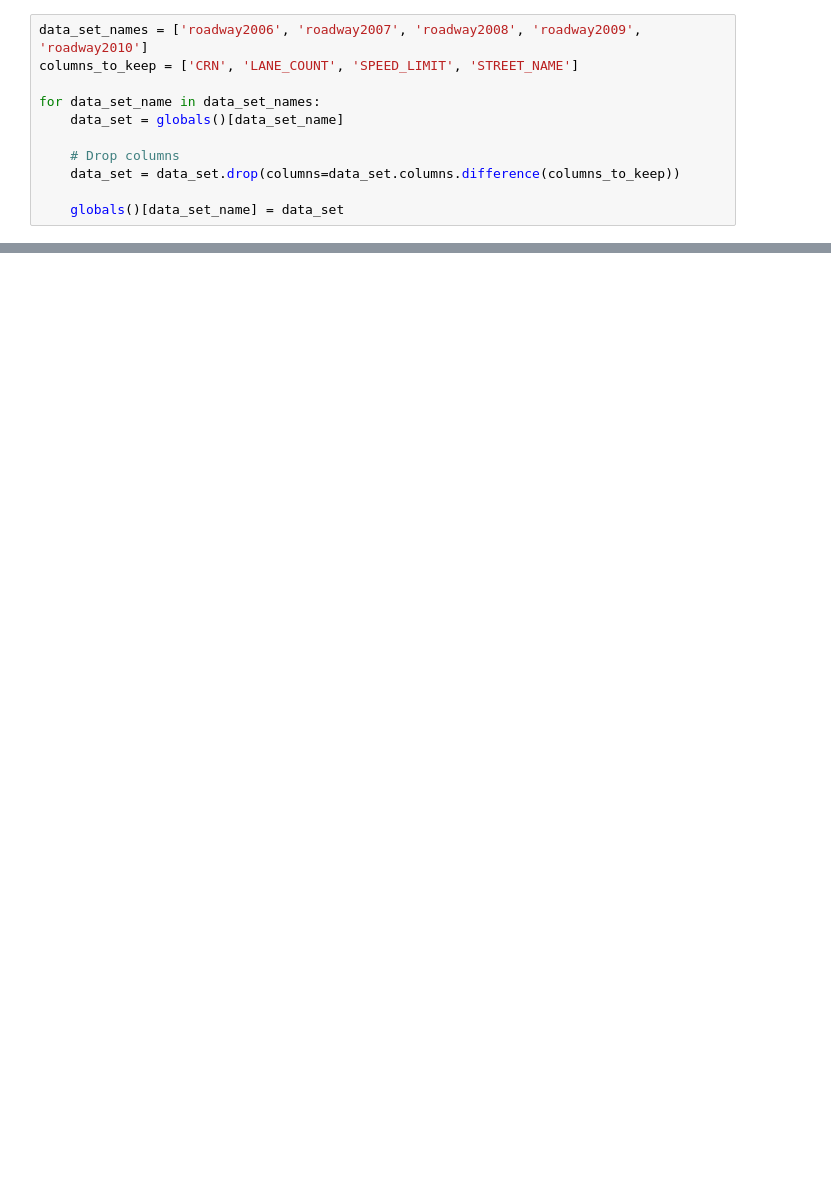
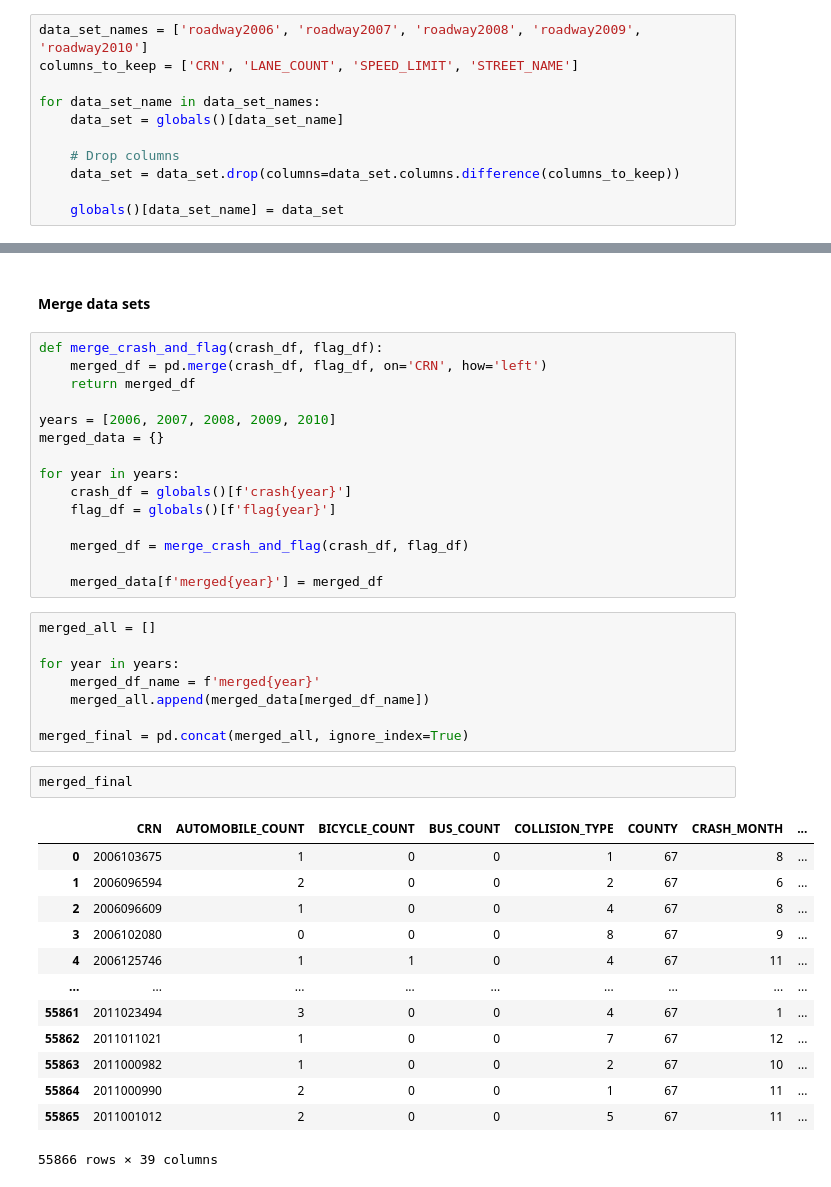
Before and after one commit to hahuynh1/Data-Science-ITS-Capstone, a Jupyter notebook: ITS.ipynb, the cells around one changed output, grey strips where cells are left out. Saved outputs shown, nothing was run; the diff lists cells and outputs as text; blank space fills up the shorter version.

Commit message:
merging data

```diff
--- a/ITS.ipynb
+++ b/ITS.ipynb
@@ -316,0 +278,41 @@ roadway2006
+# %% [markdown]
+#### Merge data sets
+# %%
+def merge_crash_and_flag(crash_df, flag_df):
+    merged_df = pd.merge(crash_df, flag_df, on='CRN', how='left')
+    return merged_df
+
+years = [2006, 2007, 2008, 2009, 2010]
+merged_data = {}
+
+for year in years:
+    crash_df = globals()[f'crash{year}']
+    flag_df = globals()[f'flag{year}']
+
+    merged_df = merge_crash_and_flag(crash_df, flag_df)
+
+    merged_data[f'merged{year}'] = merged_df
+# %%
+merged_all = []
+
+for year in years:
+    merged_df_name = f'merged{year}'
+    merged_all.append(merged_data[merged_df_name])
+
+merged_final = pd.concat(merged_all, ignore_index=True)
+# %%
+merged_final
+# %% [output]
+|  | CRN | AUTOMOBILE_COUNT | BICYCLE_COUNT | BUS_COUNT | COLLISION_TYPE | COUNTY | CRASH_MONTH | ... |
+| 0 | 2006103675 | 1 | 0 | 0 | 1 | 67 | 8 | ... |
+| 1 | 2006096594 | 2 | 0 | 0 | 2 | 67 | 6 | ... |
+| 2 | 2006096609 | 1 | 0 | 0 | 4 | 67 | 8 | ... |
+| 3 | 2006102080 | 0 | 0 | 0 | 8 | 67 | 9 | ... |
+| 4 | 2006125746 | 1 | 1 | 0 | 4 | 67 | 11 | ... |
+| ... | ... | ... | ... | ... | ... | ... | ... | ... |
+| 55861 | 2011023494 | 3 | 0 | 0 | 4 | 67 | 1 | ... |
+| 55862 | 2011011021 | 1 | 0 | 0 | 7 | 67 | 12 | ... |
+| 55863 | 2011000982 | 1 | 0 | 0 | 2 | 67 | 10 | ... |
+| 55864 | 2011000990 | 2 | 0 | 0 | 1 | 67 | 11 | ... |
+| 55865 | 2011001012 | 2 | 0 | 0 | 5 | 67 | 11 | ... |
+55866 rows × 39 columns
```
Also changed, not shown: parts of 21 cells of this notebook.
